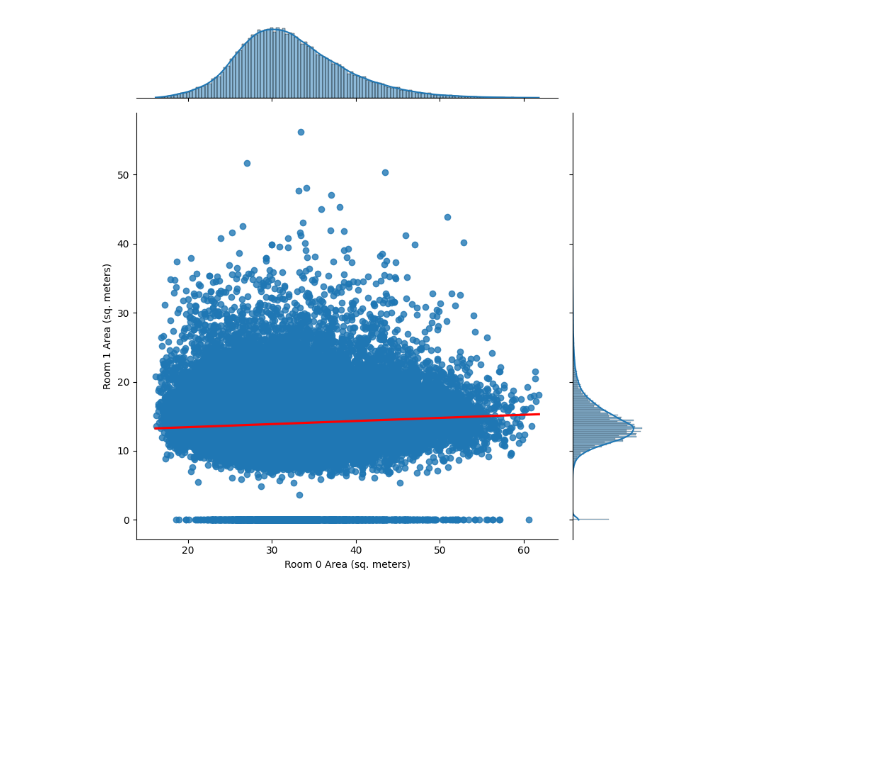
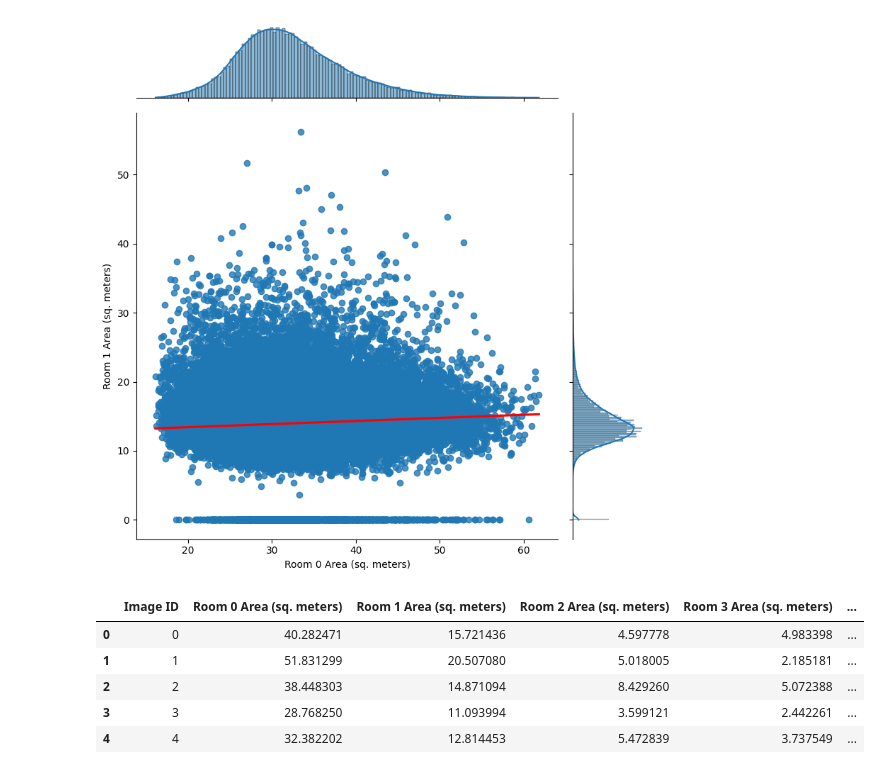
Before and after one commit to visa-boys/Phase1, a Jupyter notebook: eda.ipynb, the cells around one changed output. Cells and saved outputs as stored; diff of their text form; code cells hidden in the pictures; blank space fills up the shorter version.

```diff
--- a/eda.ipynb
+++ b/eda.ipynb
@@ -138,0 +141,9 @@ plt.show()
+# %%
+data.head(5)
+# %% [output]
+|  | Image ID | Room 0 Area (sq. meters) | Room 1 Area (sq. meters) | Room 2 Area (sq. meters) | Room 3 Area (sq. meters) | ... |
+| 0 | 0 | 40.282471 | 15.721436 | 4.597778 | 4.983398 | ... |
+| 1 | 1 | 51.831299 | 20.507080 | 5.018005 | 2.185181 | ... |
+| 2 | 2 | 38.448303 | 14.871094 | 8.429260 | 5.072388 | ... |
+| 3 | 3 | 28.768250 | 11.093994 | 3.599121 | 2.442261 | ... |
+| 4 | 4 | 32.382202 | 12.814453 | 5.472839 | 3.737549 | ... |
```
Also changed, not shown: parts of 2 cells of this notebook.
